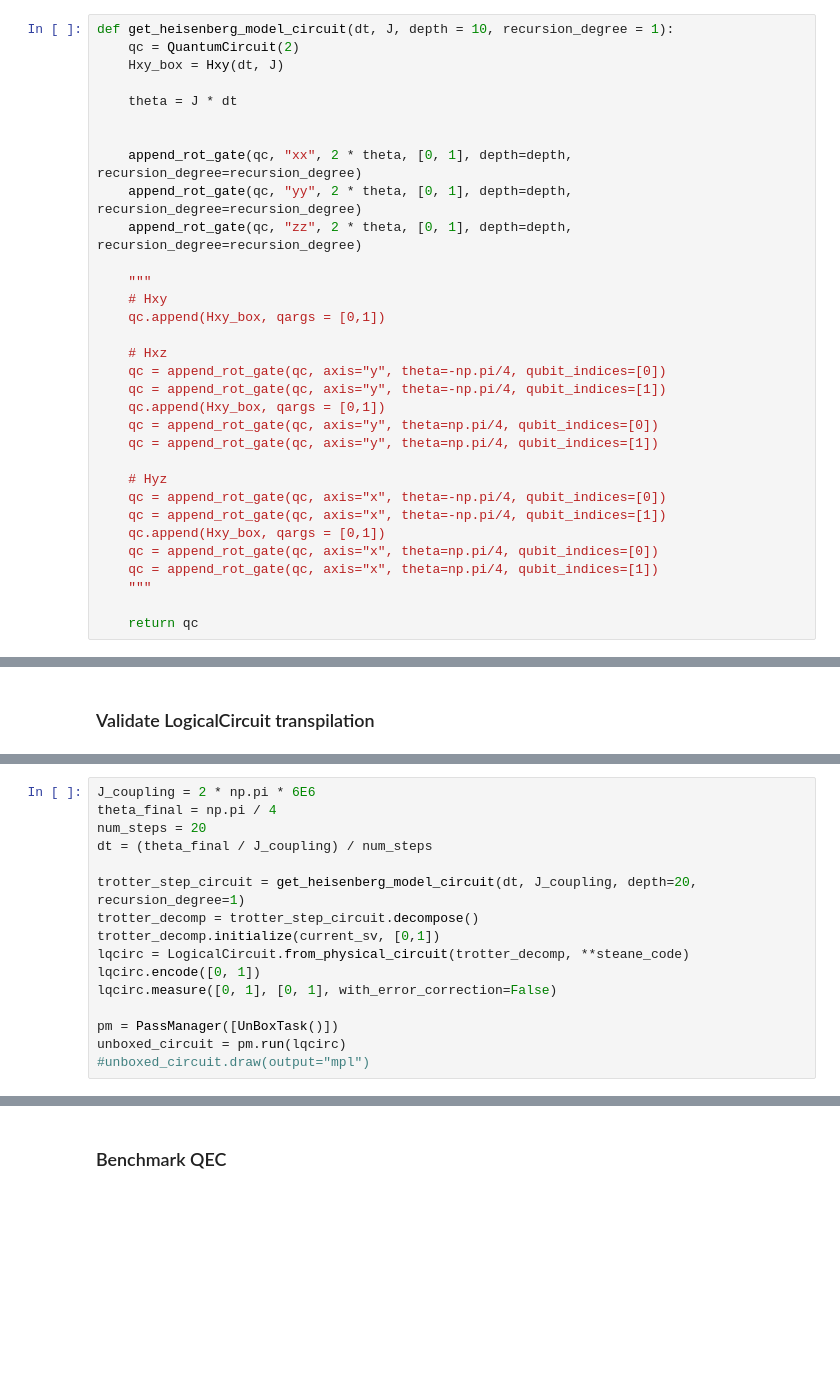
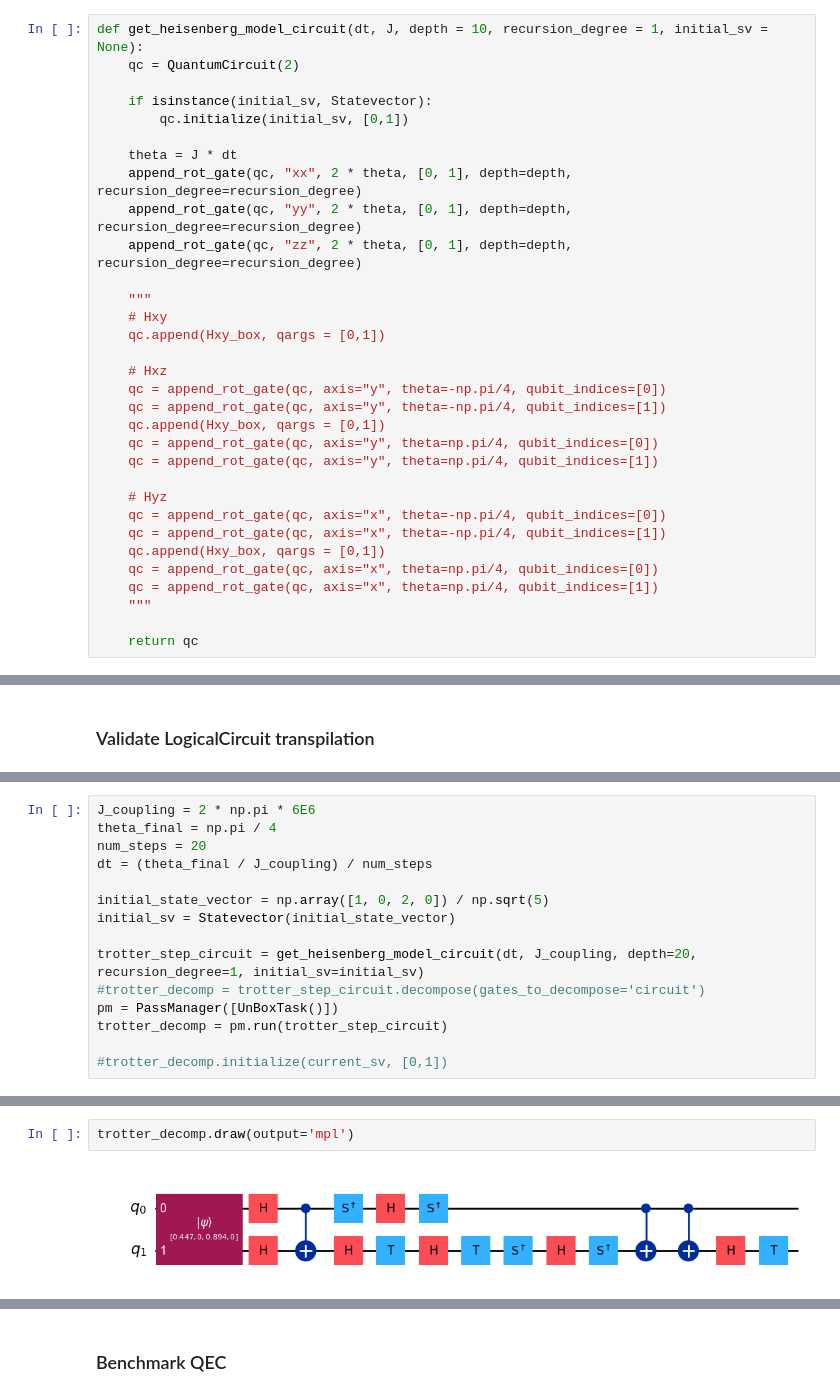
Before and after one commit to GT-Quantum-Computing-Association/LogicalQ, a Jupyter notebook: demos/QuantumSimulation.ipynb, the cells around one changed output, grey strips where cells are left out. Saved outputs shown, nothing was run; the diff lists cells and outputs as text; blank space fills up the shorter version.

```diff
--- a/demos/QuantumSimulation.ipynb
+++ b/demos/QuantumSimulation.ipynb
@@ -275,11 +290,11 @@ qc_test.draw(output="mpl")
 # %%
-def get_heisenberg_model_circuit(dt, J, depth = 10, recursion_degree = 1):
+def get_heisenberg_model_circuit(dt, J, depth = 10, recursion_degree = 1, initial_sv = None):
     qc = QuantumCircuit(2)
-    Hxy_box = Hxy(dt, J)
+
+    if isinstance(initial_sv, Statevector):
+        qc.initialize(initial_sv, [0,1])
 
     theta = J * dt
-
-
     append_rot_gate(qc, "xx", 2 * theta, [0, 1], depth=depth, recursion_degree=recursion_degree)
     append_rot_gate(qc, "yy", 2 * theta, [0, 1], depth=depth, recursion_degree=recursion_degree)
     append_rot_gate(qc, "zz", 2 * theta, [0, 1], depth=depth, recursion_degree=recursion_degree)
@@ -603,13 +617,12 @@ theta_final = np.pi / 4
 num_steps = 20
 dt = (theta_final / J_coupling) / num_steps
 
-trotter_step_circuit = get_heisenberg_model_circuit(dt, J_coupling, depth=20, recursion_degree=1)
-trotter_decomp = trotter_step_circuit.decompose()
-trotter_decomp.initialize(current_sv, [0,1])
-lqcirc = LogicalCircuit.from_physical_circuit(trotter_decomp, **steane_code)
-lqcirc.encode([0, 1])
-lqcirc.measure([0, 1], [0, 1], with_error_correction=False)
+initial_state_vector = np.array([1, 0, 2, 0]) / np.sqrt(5)
+initial_sv = Statevector(initial_state_vector)
 
+trotter_step_circuit = get_heisenberg_model_circuit(dt, J_coupling, depth=20, recursion_degree=1, initial_sv=initial_sv)
+#trotter_decomp = trotter_step_circuit.decompose(gates_to_decompose='circuit')
 pm = PassManager([UnBoxTask()])
-unboxed_circuit = pm.run(lqcirc)
-#unboxed_circuit.draw(output="mpl")
+trotter_decomp = pm.run(trotter_step_circuit)
+
+#trotter_decomp.initialize(current_sv, [0,1])
@@ -617,0 +643,4 @@ CircuitError: 'Bit \'<Qubit register=(2, "q"), index=0>\' is not in the circuit.
+# %%
+trotter_decomp.draw(output='mpl')
+# %% [output]
+[figure, added]
```
Also changed, not shown: parts of 17 cells of this notebook, 1 other file.
